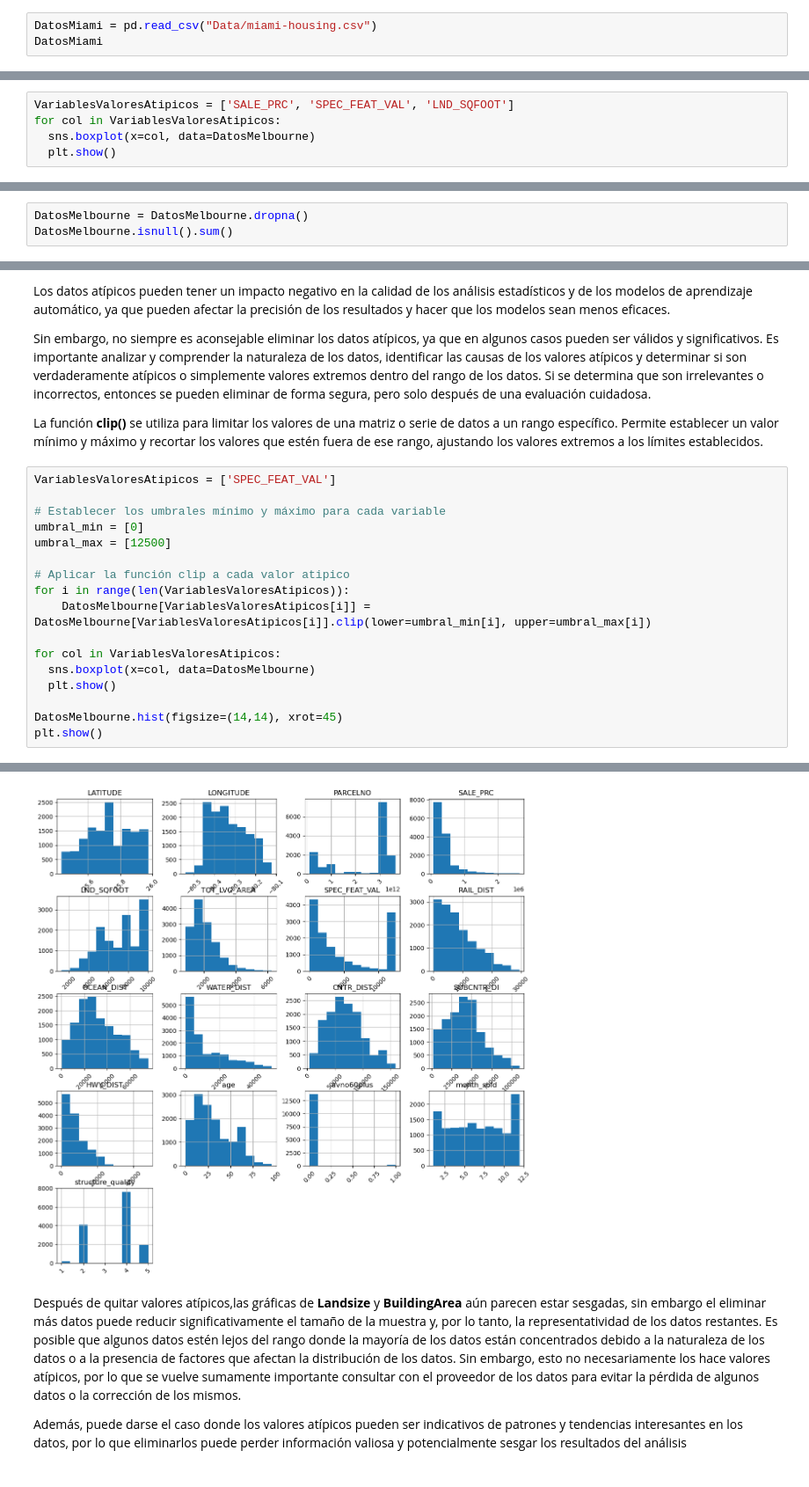
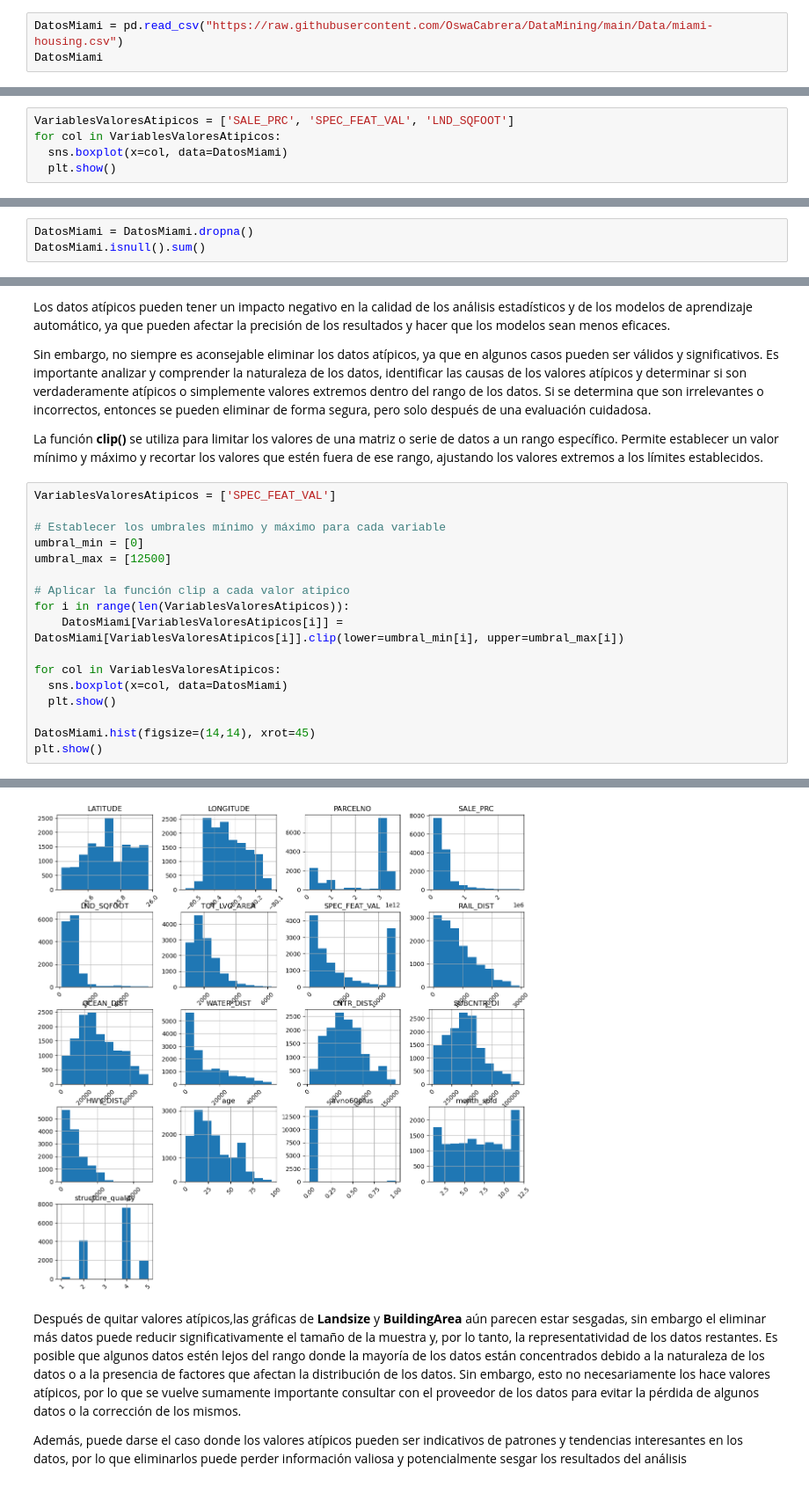
Before and after one commit to OswaCabrera/DataMining, a Jupyter notebook: OCP-HRD-Practica6.ipynb, the cells around one changed output, grey strips where cells are left out. Shown at 88% size. Cells and saved outputs as stored; diff of their text form.

```diff
--- a/OCP-HRD-Practica6.ipynb
+++ b/OCP-HRD-Practica6.ipynb
@@ -49,6 +50,6 @@ import seaborn as sns             # Para la visualización de datos basado en ma
 # Para generar y almacenar los gráficos dentro del cuaderno
 # %%
-DatosMiami = pd.read_csv("Data/miami-housing.csv")
+DatosMiami = pd.read_csv("https://raw.githubusercontent.com/OswaCabrera/DataMining/main/Data/miami-housing.csv")
 DatosMiami
 # %% [output]
 |  | LATITUDE | LONGITUDE | PARCELNO | SALE_PRC | LND_SQFOOT | TOT_LVG_AREA | SPEC_FEAT_VAL | RAIL_DIST | ... |
@@ -245,7 +234,7 @@ Para este tipo de gráficos se utiliza **Seaborn**, que permite generar diagrama
 # %%
 VariablesValoresAtipicos = ['SALE_PRC', 'SPEC_FEAT_VAL', 'LND_SQFOOT']
 for col in VariablesValoresAtipicos:
-  sns.boxplot(x=col, data=DatosMelbourne)
+  sns.boxplot(x=col, data=DatosMiami)
   plt.show()
 # %% [output]
 [figure]
@@ -340,8 +329,8 @@ La presencia de valores nulos puede afectar el rendimiento del análisis y los m
 
 La función **dropna()** de Pandas permite eliminar filas que contengan valores nulos en un DataFrame. Por defecto, esta función elimina cualquier fila que tenga al menos un valor nulo, aunque es posible especificar umbrales de valores nulos a lo largo de los ejes y eliminar solo aquellas filas que tienen valores nulos en todas sus columnas.
 # %%
-DatosMelbourne = DatosMelbourne.dropna()
-DatosMelbourne.isnull().sum()
+DatosMiami = DatosMiami.dropna()
+DatosMiami.isnull().sum()
 # %% [output]
 LATITUDE             0
 LONGITUDE            0
@@ -372,23 +361,23 @@ La función **clip()** se utiliza para limitar los valores de una matriz o serie
 # %%
 VariablesValoresAtipicos = ['SPEC_FEAT_VAL']
 
 # Establecer los umbrales mínimo y máximo para cada variable
 umbral_min = [0]
 umbral_max = [12500]
 
 # Aplicar la función clip a cada valor atipico
 for i in range(len(VariablesValoresAtipicos)):
-    DatosMelbourne[VariablesValoresAtipicos[i]] = DatosMelbourne[VariablesValoresAtipicos[i]].clip(lower=umbral_min[i], upper=umbral_max[i])
+    DatosMiami[VariablesValoresAtipicos[i]] = DatosMiami[VariablesValoresAtipicos[i]].clip(lower=umbral_min[i], upper=umbral_max[i])
 
 for col in VariablesValoresAtipicos:
-  sns.boxplot(x=col, data=DatosMelbourne)
+  sns.boxplot(x=col, data=DatosMiami)
   plt.show()
 
-DatosMelbourne.hist(figsize=(14,14), xrot=45)
+DatosMiami.hist(figsize=(14,14), xrot=45)
 plt.show()
 # %% [output]
 [figure]
-[figure, old version]
+[figure, new version]
 # %% [markdown]
 Después de quitar valores atípicos,las gráficas de **Landsize** y **BuildingArea** aún parecen estar sesgadas, sin embargo el eliminar más datos puede reducir significativamente el tamaño de la muestra y, por lo tanto, la representatividad de los datos restantes. Es posible que algunos datos estén lejos del rango donde la mayoría de los datos están concentrados debido a la naturaleza de los datos o a la presencia de factores que afectan la distribución de los datos. Sin embargo, esto no necesariamente los hace valores atípicos, por lo que se vuelve sumamente importante consultar con el proveedor de los datos para evitar la pérdida de algunos datos o la corrección de los mismos.
 
```
Also changed, not shown: parts of 28 cells of this notebook, 1 other file.
